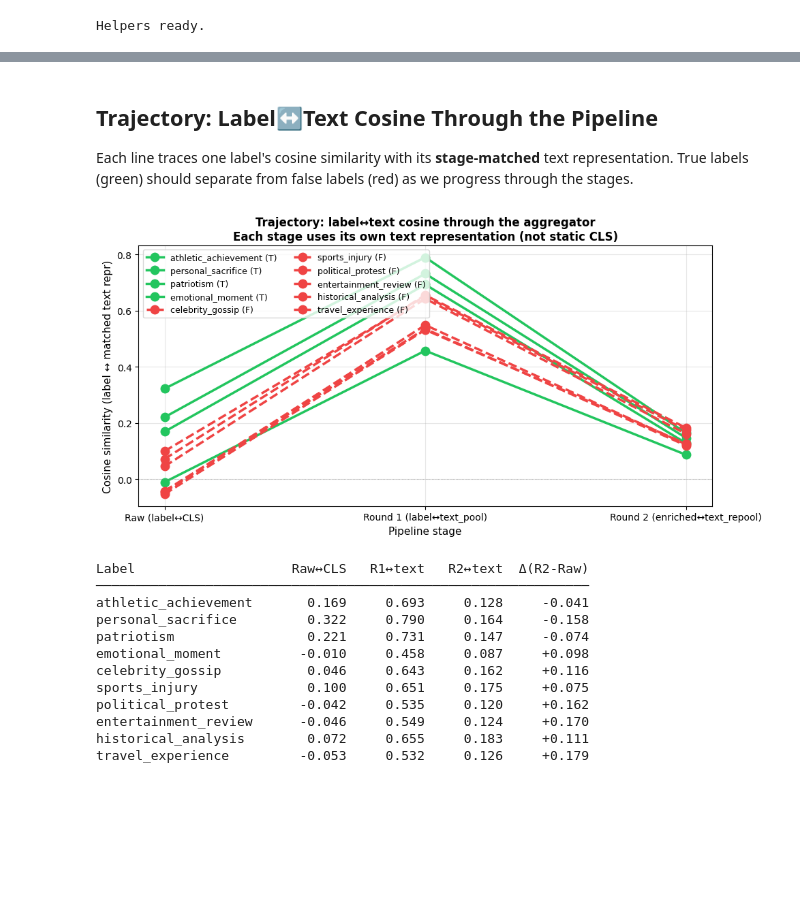
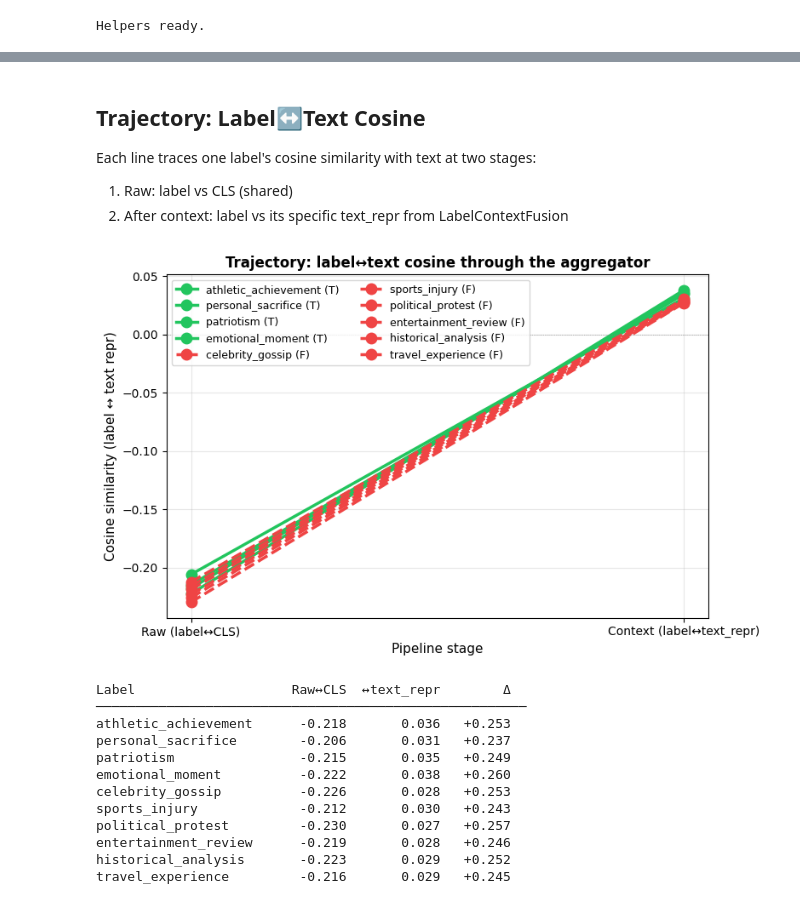
Before and after one commit to KameniAlexNea/zero-shot-classification, a Jupyter notebook: notebooks/ForwardPassVisualization.ipynb, the cells around one changed output, grey strips where cells are left out. Saved outputs shown, nothing was run; the diff lists cells and outputs as text; code cells hidden in the pictures; blank space fills up the shorter version.

Commit message:
feat: review the aggragation process

```diff
--- a/notebooks/ForwardPassVisualization.ipynb
+++ b/notebooks/ForwardPassVisualization.ipynb
@@ -22,7 +21,6 @@ import torch.nn.functional as F
 import numpy as np
 import matplotlib.pyplot as plt
 import seaborn as sns
-from matplotlib.gridspec import GridSpec
 
 from gliznet import GliZNetForSequenceClassification, GliZNETTokenizer
 
@@ -33,7 +31,7 @@ if torch.cuda.is_available():
 else:
     DEVICE = "cpu"
 
-MODEL_PATH = "../results/deberta-v3-base_20260519_152126/checkpoint-4000"
+MODEL_PATH = "../results/deberta-v3-base_20260520_061319/checkpoint-32000"
 
 model = GliZNetForSequenceClassification.from_pretrained(
     MODEL_PATH,
@@ -44,6 +42,6 @@ print(f"Device: {DEVICE}")
 print(f"Model loaded from: {MODEL_PATH}")
 print(f"Hidden size: {model.aggregator.hidden_size}")
 print(f"Scoring: {model.aggregator.scoring.__class__.__name__}")
-print(f"Label enrichment: {model.aggregator.label_context is not None}")
+print(f"Label context fusion: {model.aggregator.context is not None}")
 # %% [output]
 Device: cuda:0
@@ -413,7 +394,7 @@ fig, ax = plt.subplots(figsize=(8, 4))
 colors = ["#22c55e" if e else "#ef4444" for e in expected]
 ax.barh(labels, final_scores, color=colors, edgecolor="white")
 ax.set_xlabel("σ(logit)")
-ax.set_title("Final bilinear score — σ(bilinear(text_r2, enriched_label))", fontweight="bold")
+ax.set_title("Final score — σ(bilinear(norm(text_repr), norm(label)))", fontweight="bold")
 ax.axvline(0.5, color="black", ls="--", lw=1, alpha=0.5, label="threshold=0.5")
 ax.legend()
 for i, (v, l) in enumerate(zip(final_scores, final_logits)):
@@ -421,19 +402,11 @@ for i, (v, l) in enumerate(zip(final_scores, final_logits)):
 plt.tight_layout()
 plt.show()
 
-# Full progression table
-print("\n" + "═" * 80)
-print("FULL PROGRESSION: label↔text cosine at each stage → final bilinear decision")
-print("═" * 80)
-print(f"{'Label':<22} {'Raw↔CLS':>9} {'R1↔text':>9} {'R2↔text':>9} {'Logit':>7} {'σ':>6} {'Exp':>4}")
-print("─" * 80)
+# Full table
+print(f"\n{'Label':<22} {'Raw↔CLS':>9} {'↔text_repr':>11} {'Logit':>7} {'σ':>6} {'Exp':>4}")
+print("─" * 65)
 for i, (lbl, exp) in enumerate(zip(labels, expected)):
     mark = "✓" if (final_scores[i] > 0.5) == exp else "✗"
-    print(f"{lbl:<22} {sim_raw[i]:>9.3f} {sim_r1[i]:>9.3f} {sim_r2[i]:>9.3f} "
+    print(f"{lbl:<22} {sim_raw[i]:>9.3f} {sim_context[i]:>11.3f} "
           f"{final_logits[i]:>7.2f} {final_scores[i]:>6.3f} {'T' if exp else 'F':>3} {mark}")
-print("─" * 80)
-print("Raw↔CLS  = cos(raw_label, CLS)              — encoder alignment")
-print("R1↔text  = cos(agg_label, text_pool_r1)     — after first cross-attention")
-print("R2↔text  = cos(enriched_label, text_pool_r2) — after cooperative enrichment + re-pooling")
-print("σ        = sigmoid(bilinear(text_r2, enriched_label))")
 # %% [output]
@@ -461,51 +426,50 @@ R2↔text  = cos(enriched_label, text_pool_r2) — after cooperative enrichment
 # %% [markdown]
-## Trajectory: Label↔Text Cosine Through the Pipeline
+## Trajectory: Label↔Text Cosine
 
-Each line traces one label's cosine similarity with its **stage-matched** text representation.
-True labels (green) should separate from false labels (red) as we progress through the stages.
+Each line traces one label's cosine similarity with text at two stages:
+1. Raw: label vs CLS (shared)
+2. After context: label vs its specific text_repr from LabelContextFusion
 # %%
 # Trajectory: label↔text cosine at each stage
-stage_names = ["Raw (label↔CLS)", "Round 1 (label↔text_pool)", "Round 2 (enriched↔text_repool)"]
+stage_names = ["Raw (label↔CLS)", "Context (label↔text_repr)"]
 
-trajectory = np.column_stack([sim_raw, sim_r1, sim_r2])
+trajectory = np.column_stack([sim_raw, sim_context])
 
-fig, ax = plt.subplots(figsize=(10, 5))
+fig, ax = plt.subplots(figsize=(8, 5))
 
 for i, (lbl, exp) in enumerate(zip(labels, expected)):
     color = "#22c55e" if exp else "#ef4444"
     ls = "-" if exp else "--"
     ax.plot(stage_names, trajectory[i], marker="o", color=color, ls=ls,
             lw=2.5, markersize=9, label=f"{lbl} ({'T' if exp else 'F'})")
 
 ax.axhline(0, color="gray", lw=0.5, ls=":")
-ax.set_ylabel("Cosine similarity (label ↔ matched text repr)", fontsize=11)
+ax.set_ylabel("Cosine similarity (label ↔ text repr)", fontsize=11)
 ax.set_xlabel("Pipeline stage", fontsize=11)
-ax.set_title("Trajectory: label↔text cosine through the aggregator\n"
-             "Each stage uses its own text representation (not static CLS)",
+ax.set_title("Trajectory: label↔text cosine through the aggregator",
              fontweight="bold", fontsize=12)
 ax.legend(loc="upper left", fontsize=9, ncol=2)
 ax.grid(True, alpha=0.3)
 plt.tight_layout()
 plt.show()
 
 # Delta table
-print(f"\n{'Label':<22} {'Raw↔CLS':>9} {'R1↔text':>9} {'R2↔text':>9} {'Δ(R2-Raw)':>10}")
-print("─" * 63)
+print(f"\n{'Label':<22} {'Raw↔CLS':>9} {'↔text_repr':>11} {'Δ':>8}")
+print("─" * 55)
 for i, (lbl, exp) in enumerate(zip(labels, expected)):
-    delta = trajectory[i, 2] - trajectory[i, 0]
-    print(f"{lbl:<22} {trajectory[i,0]:>9.3f} {trajectory[i,1]:>9.3f} "
-          f"{trajectory[i,2]:>9.3f} {delta:>+10.3f}")
+    delta = trajectory[i, 1] - trajectory[i, 0]
+    print(f"{lbl:<22} {trajectory[i,0]:>9.3f} {trajectory[i,1]:>11.3f} {delta:>+8.3f}")
 # %% [output]
-[figure, old version]
+[figure, new version]
-Label                    Raw↔CLS   R1↔text   R2↔text  Δ(R2-Raw)
-───────────────────────────────────────────────────────────────
-athletic_achievement       0.169     0.693     0.128     -0.041
-personal_sacrifice         0.322     0.790     0.164     -0.158
-patriotism                 0.221     0.731     0.147     -0.074
-emotional_moment          -0.010     0.458     0.087     +0.098
-celebrity_gossip           0.046     0.643     0.162     +0.116
-sports_injury              0.100     0.651     0.175     +0.075
-political_protest         -0.042     0.535     0.120     +0.162
-entertainment_review      -0.046     0.549     0.124     +0.170
-historical_analysis        0.072     0.655     0.183     +0.111
-travel_experience         -0.053     0.532     0.126     +0.179
+Label                    Raw↔CLS  ↔text_repr        Δ
+───────────────────────────────────────────────────────
+athletic_achievement      -0.218       0.036   +0.253
+personal_sacrifice        -0.206       0.031   +0.237
+patriotism                -0.215       0.035   +0.249
+emotional_moment          -0.222       0.038   +0.260
+celebrity_gossip          -0.226       0.028   +0.253
+sports_injury             -0.212       0.030   +0.243
+political_protest         -0.230       0.027   +0.257
+entertainment_review      -0.219       0.028   +0.246
+historical_analysis       -0.223       0.029   +0.252
+travel_experience         -0.216       0.029   +0.245
```
Also changed, not shown: parts of 13 cells of this notebook, 1 other file.
